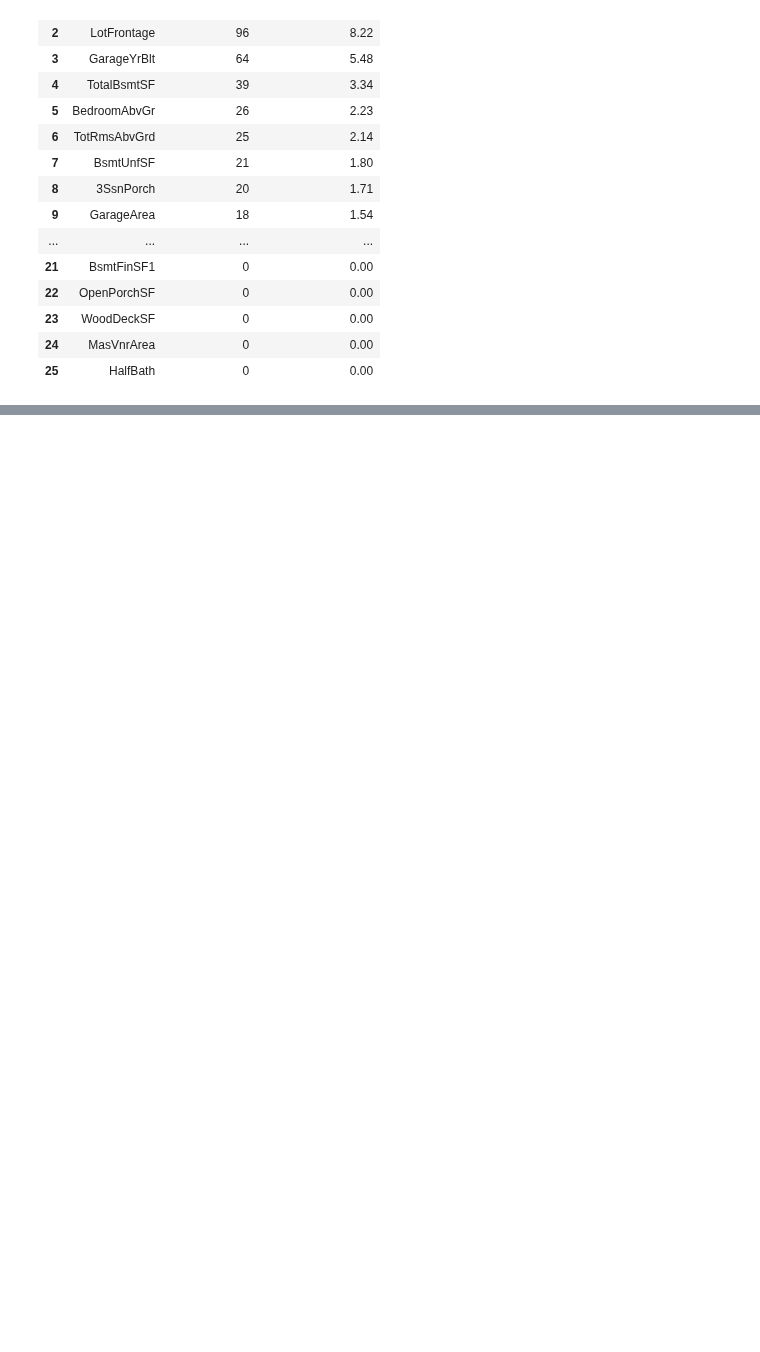
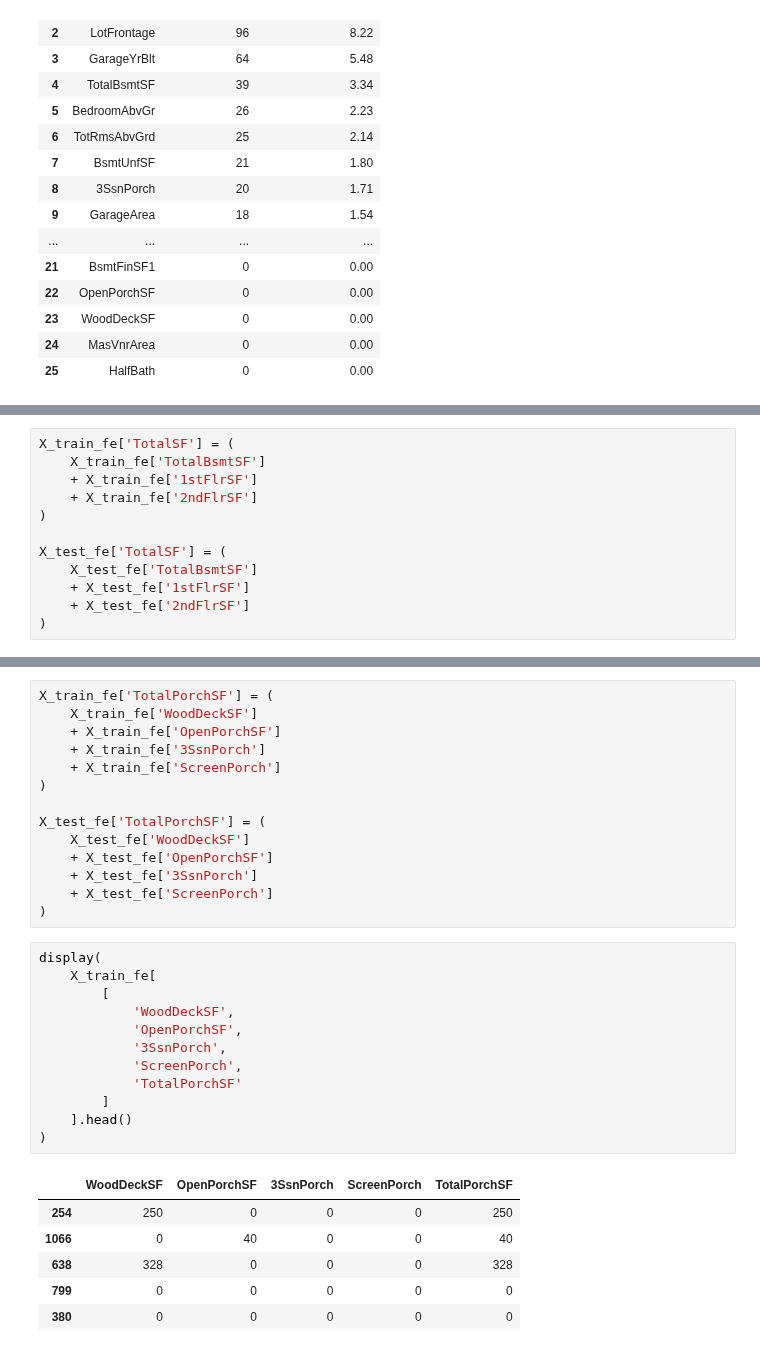
Before and after one commit to VenuriDampahalage/ames-housing-price-prediction, a Jupyter notebook: preProcessing.ipynb, the cells around one changed output, grey strips where cells are left out. Cells and saved outputs as stored; diff of their text form; blank space fills up the shorter version.

```diff
--- a/preProcessing.ipynb
+++ b/preProcessing.ipynb
@@ -988,0 +882,12 @@ TEST:
+# %%
+X_train_fe['TotalSF'] = (
+    X_train_fe['TotalBsmtSF']
+    + X_train_fe['1stFlrSF']
+    + X_train_fe['2ndFlrSF']
+)
+
+X_test_fe['TotalSF'] = (
+    X_test_fe['TotalBsmtSF']
+    + X_test_fe['1stFlrSF']
+    + X_test_fe['2ndFlrSF']
+)
@@ -988,0 +907,33 @@ TEST:
+# %%
+X_train_fe['TotalPorchSF'] = (
+    X_train_fe['WoodDeckSF']
+    + X_train_fe['OpenPorchSF']
+    + X_train_fe['3SsnPorch']
+    + X_train_fe['ScreenPorch']
+)
+
+X_test_fe['TotalPorchSF'] = (
+    X_test_fe['WoodDeckSF']
+    + X_test_fe['OpenPorchSF']
+    + X_test_fe['3SsnPorch']
+    + X_test_fe['ScreenPorch']
+)
+# %%
+display(
+    X_train_fe[
+        [
+            'WoodDeckSF',
+            'OpenPorchSF',
+            '3SsnPorch',
+            'ScreenPorch',
+            'TotalPorchSF'
+        ]
+    ].head()
+)
+# %% [output]
+|  | WoodDeckSF | OpenPorchSF | 3SsnPorch | ScreenPorch | TotalPorchSF |
+| 254 | 250 | 0 | 0 | 0 | 250 |
+| 1066 | 0 | 40 | 0 | 0 | 40 |
+| 638 | 328 | 0 | 0 | 0 | 328 |
+| 799 | 0 | 0 | 0 | 0 | 0 |
+| 380 | 0 | 0 | 0 | 0 | 0 |
```
Also changed, not shown: parts of 46 cells of this notebook, 1 other file.
